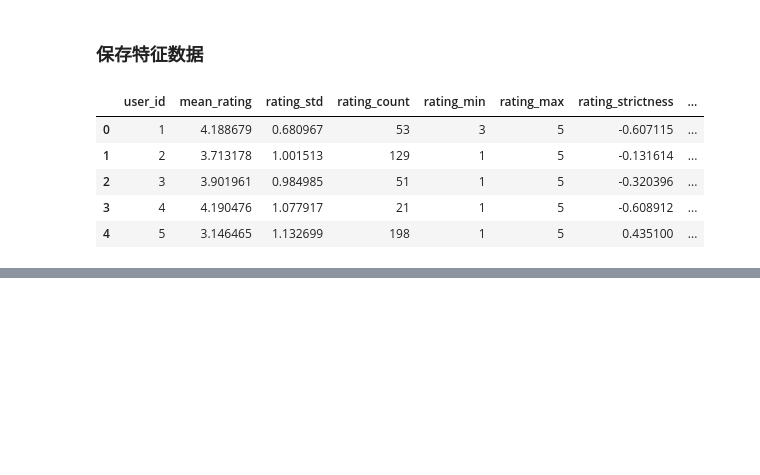
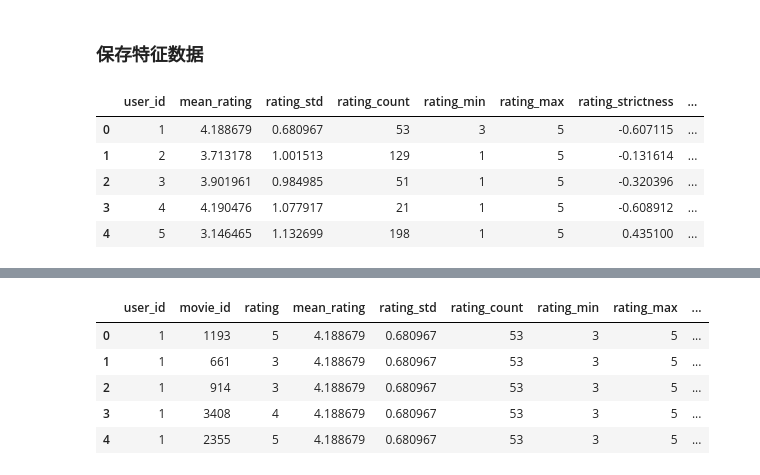
Before and after one commit to Althealam/MovieLens-Recommendation-Project, a Jupyter notebook: recall_dual_tower_v2/feature_engineering&data_preprocess.ipynb, the cells around one changed output, grey strips where cells are left out. Cells and saved outputs as stored; diff of their text form; code cells hidden in the pictures; blank space fills up the shorter version.

```diff
--- a/recall_dual_tower_v2/feature_engineering&data_preprocess.ipynb
+++ b/recall_dual_tower_v2/feature_engineering&data_preprocess.ipynb
@@ -235,3 +236,16 @@ movie_features.head()
 | 2 | 3 | Grumpier Old Men (1995) | Comedy|Romance | 0 | 0 | 0 | 0 | 1 | 0 | 0 | ... |
 | 3 | 4 | Waiting to Exhale (1995) | Comedy|Drama | 0 | 0 | 0 | 0 | 1 | 0 | 0 | ... |
 | 4 | 5 | Father of the Bride Part II (1995) | Comedy | 0 | 0 | 0 | 0 | 1 | 0 | 0 | ... |
+# %%
+interactions = data[['user_id', 'movie_id', 'rating']]
+full_data = pd.merge(interactions, user_features, on='user_id')
+full_data = pd.merge(full_data, movie_features, on='movie_id')
+# %%
+full_data.head()
+# %% [output]
+|  | user_id | movie_id | rating | mean_rating | rating_std | rating_count | rating_min | rating_max | ... |
+| 0 | 1 | 1193 | 5 | 4.188679 | 0.680967 | 53 | 3 | 5 | ... |
+| 1 | 1 | 661 | 3 | 4.188679 | 0.680967 | 53 | 3 | 5 | ... |
+| 2 | 1 | 914 | 3 | 4.188679 | 0.680967 | 53 | 3 | 5 | ... |
+| 3 | 1 | 3408 | 4 | 4.188679 | 0.680967 | 53 | 3 | 5 | ... |
+| 4 | 1 | 2355 | 5 | 4.188679 | 0.680967 | 53 | 3 | 5 | ... |
```
Also changed, not shown: parts of 7 cells of this notebook.
